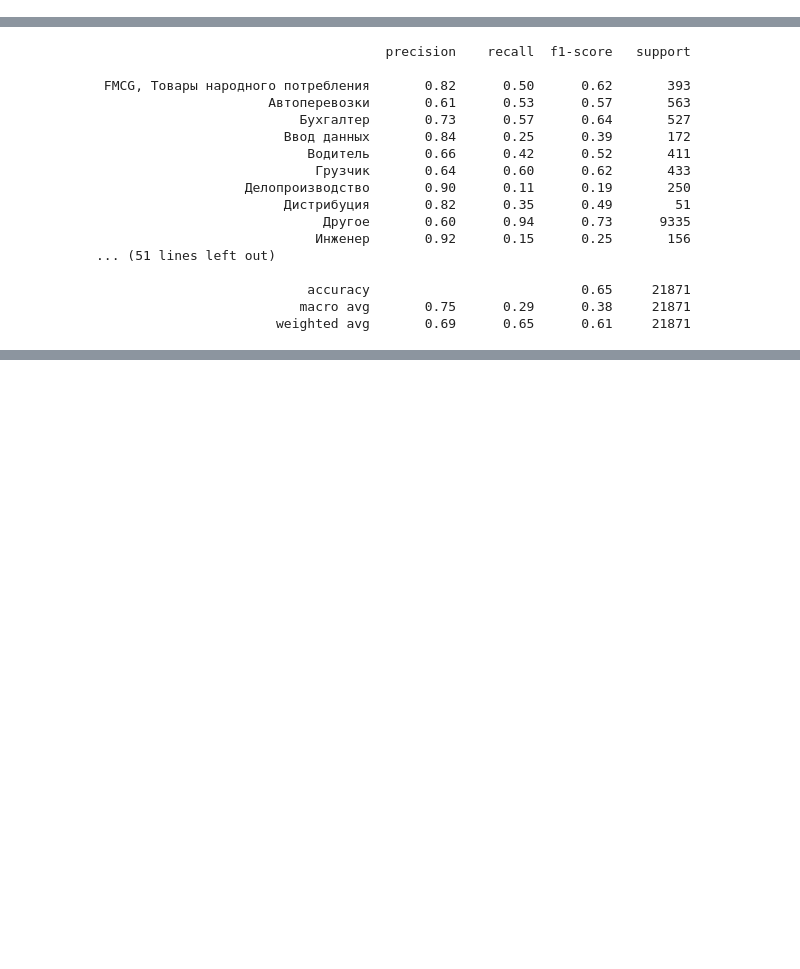
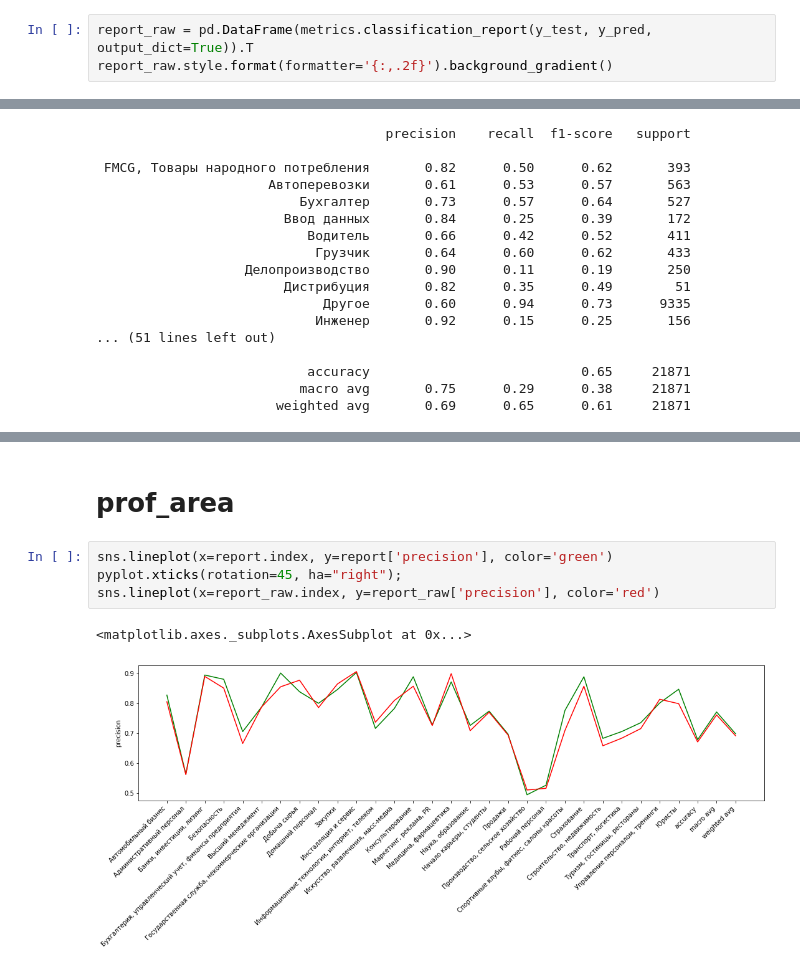
Before and after one commit to alievaliza/MSU_diploma, a Jupyter notebook: notebooks/prof_area_specialization_classification.ipynb, the cells around one changed output, grey strips where cells are left out. Saved outputs shown, nothing was run; the diff lists cells and outputs as text; blank space fills up the shorter version.

```diff
--- a/notebooks/prof_area_specialization_classification.ipynb
+++ b/notebooks/prof_area_specialization_classification.ipynb
@@ -222,2 +265,5 @@ specialization                       MAE
 # %% [markdown]
 # raw_desc_tfidf_RF_prof_area
+# %%
+report_raw = pd.DataFrame(metrics.classification_report(y_test, y_pred, output_dict=True)).T
+report_raw.style.format(formatter='{:,.2f}').background_gradient()
@@ -347,0 +493,9 @@ specialization                       MAE
+# %% [markdown]
+# prof_area
+# %%
+sns.lineplot(x=report.index, y=report['precision'], color='green')
+pyplot.xticks(rotation=45, ha="right");
+sns.lineplot(x=report_raw.index, y=report_raw['precision'], color='red')
+# %% [output]
+<matplotlib.axes._subplots.AxesSubplot at 0x...>
+[figure, added]
```
Also changed, not shown: parts of 33 cells of this notebook.
